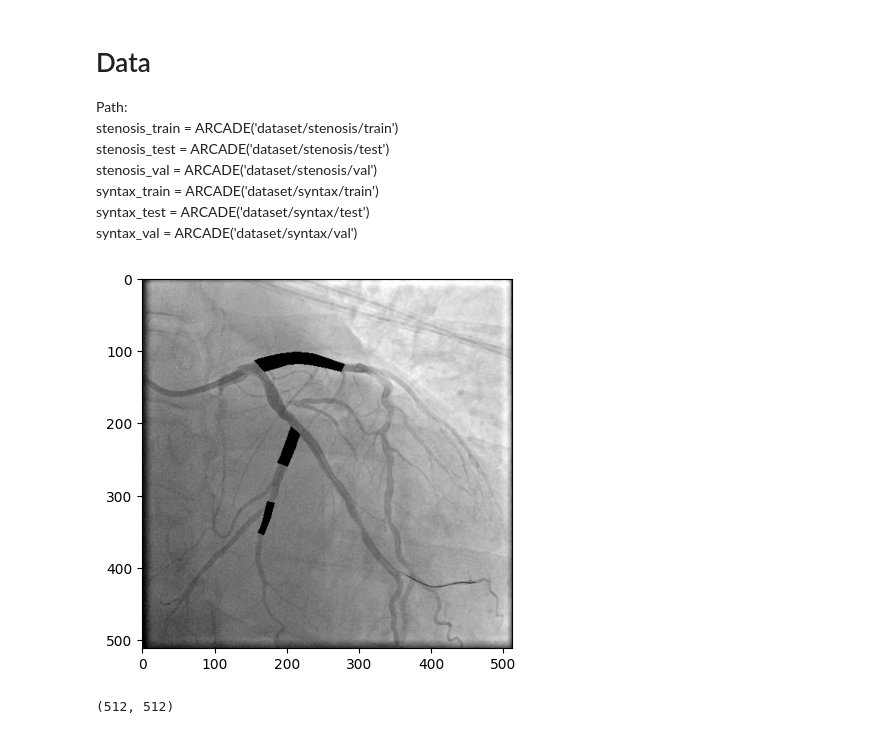
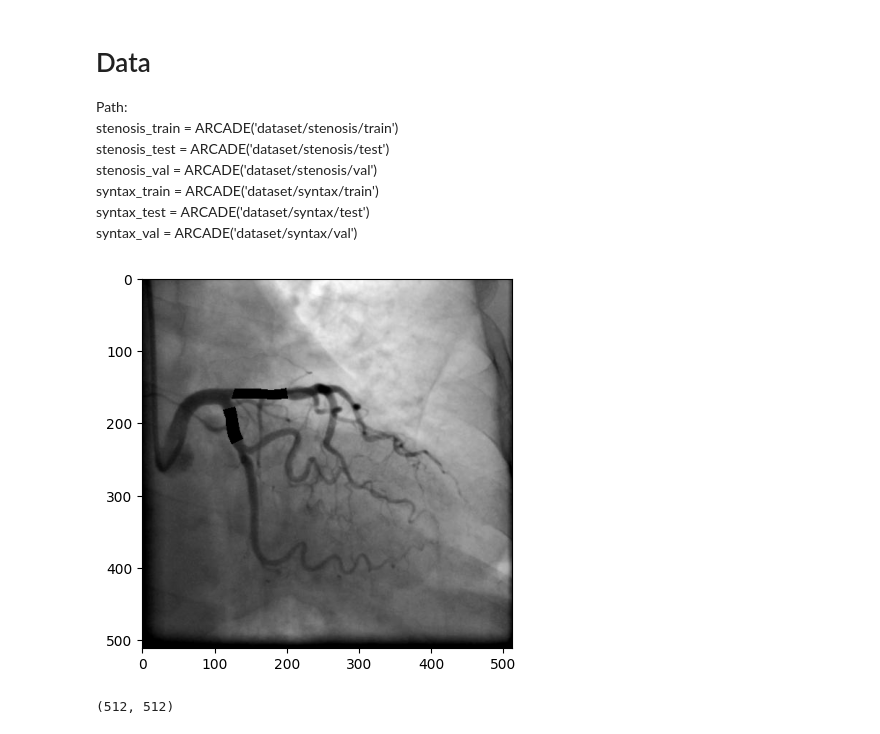
Before and after one commit to chenho2000/UNet-plus-plus-for-Stenosis-Segmentation, a Jupyter notebook: train.ipynb, the cells around one changed output. Cells and saved outputs as stored; diff of their text form; code cells hidden in the pictures.

```diff
--- a/train.ipynb
+++ b/train.ipynb
@@ -34,13 +34,13 @@ syntax_train = ARCADE('dataset/syntax/train')\
 syntax_test = ARCADE('dataset/syntax/test')\
 syntax_val = ARCADE('dataset/syntax/val')
 # %%
-sample = ARCADE('dataset/stenosis/test')[10]
+sample = ARCADE('dataset/stenosis/train')[10]
 image = sample[0].reshape((512, 512))
 mask = sample[1].reshape((512, 512))
 
 plot_image_with_mask(image, mask)
 # %% [output]
-[figure, old version]
+[figure, new version]
 # %%
 image.shape
 # %% [output]
```
Also changed, not shown: parts of 12 cells of this notebook, 2 other files.
